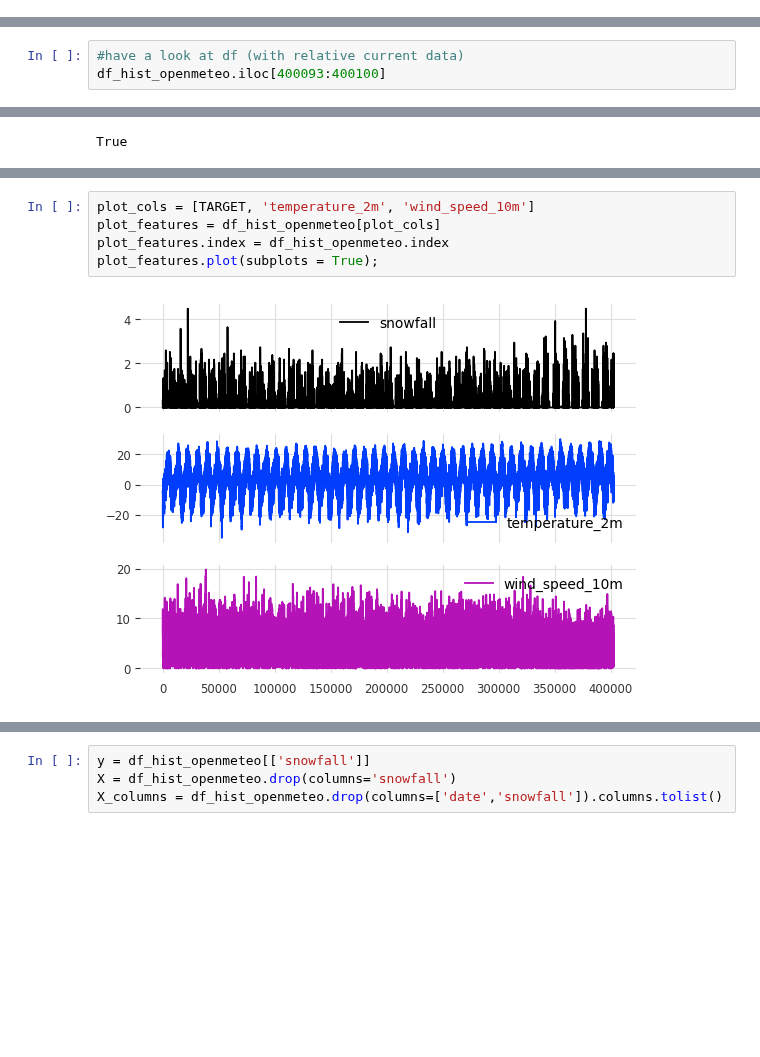
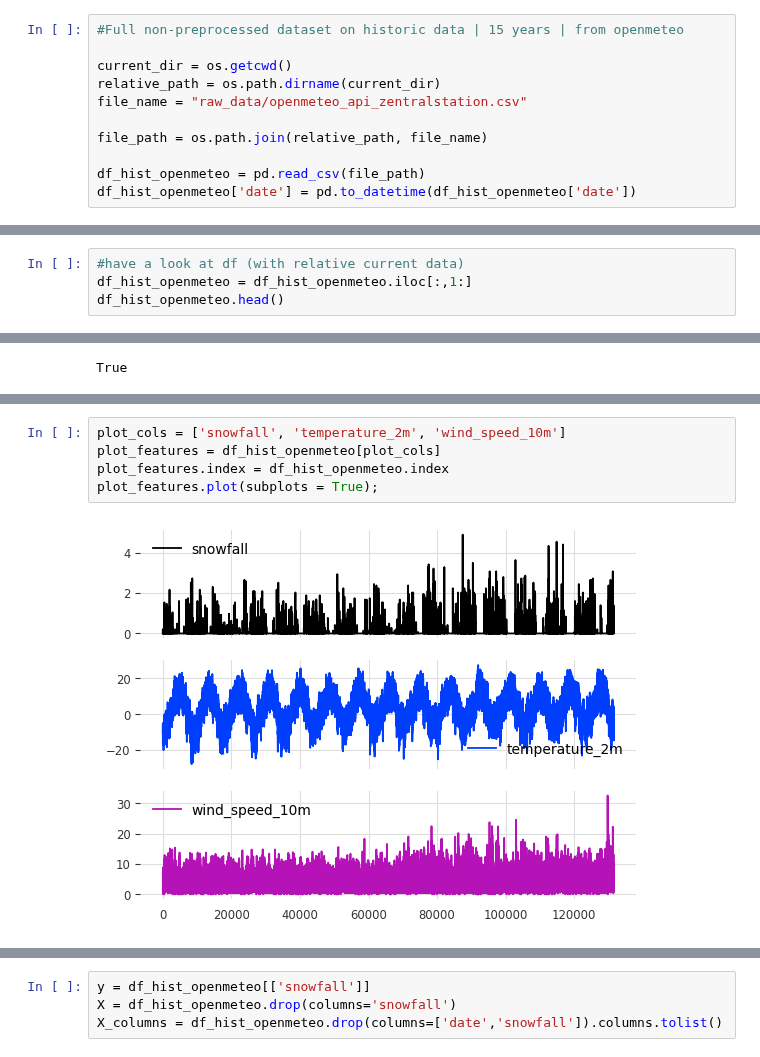
Before and after one commit to MadMax1995bb/powder_alert2.0, a Jupyter notebook: notebooks/notebook_model_tests.ipynb, the cells around one changed output, grey strips where cells are left out. Cells and saved outputs as stored; diff of their text form; blank space fills up the shorter version.

```diff
--- a/notebooks/notebook_model_tests.ipynb
+++ b/notebooks/notebook_model_tests.ipynb
@@ -18,3 +29,14 @@ file_path = os.path.join(relative_path, file_name)
 
 df_hist_openmeteo = pd.read_csv(file_path)
 df_hist_openmeteo['date'] = pd.to_datetime(df_hist_openmeteo['date'])
+# %%
+#Full non-preprocessed dataset on historic data | 15 years | from openmeteo
+
+current_dir = os.getcwd()
+relative_path = os.path.dirname(current_dir)
+file_name = "raw_data/openmeteo_api_zentralstation.csv"
+
+file_path = os.path.join(relative_path, file_name)
+
+df_hist_openmeteo = pd.read_csv(file_path)
+df_hist_openmeteo['date'] = pd.to_datetime(df_hist_openmeteo['date'])
@@ -21,4 +45,5 @@ df_hist_openmeteo['date'] = pd.to_datetime(df_hist_openmeteo['date'])
 # %%
 #have a look at df (with relative current data)
-df_hist_openmeteo.iloc[400093:400100]
+df_hist_openmeteo = df_hist_openmeteo.iloc[:,1:]
+df_hist_openmeteo.head()
 # %% [output]
@@ -79,10 +102,10 @@ df_hist_openmeteo.plot(y='snowfall');
 # %%
-plot_cols = [TARGET, 'temperature_2m', 'wind_speed_10m']
+plot_cols = ['snowfall', 'temperature_2m', 'wind_speed_10m']
 plot_features = df_hist_openmeteo[plot_cols]
 plot_features.index = df_hist_openmeteo.index
 plot_features.plot(subplots = True);
 # %% [output]
-[figure, old version]
+[figure, new version]
 # %%
 zoomed_slice = slice(1000,1100)
 
```
Also changed, not shown: parts of 79 cells of this notebook, 1 other file.
